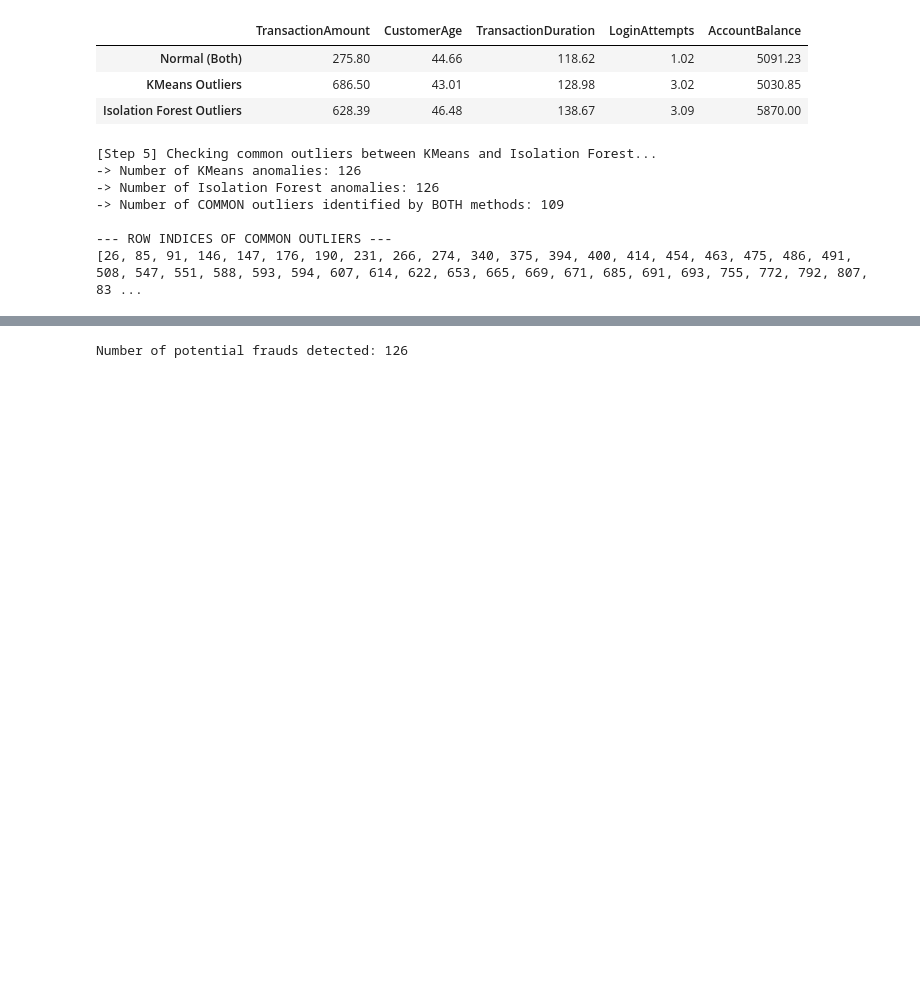
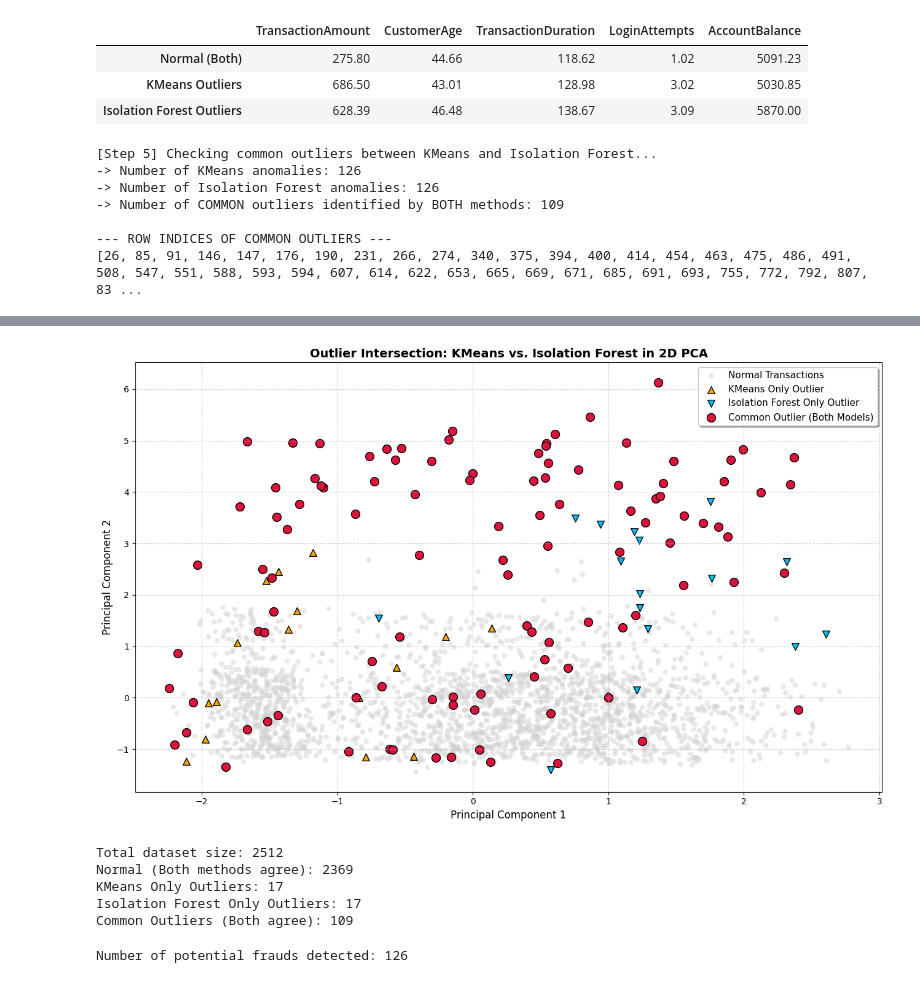
Before and after one commit to harnalashok/hadoop, a Jupyter notebook: fraud_detection_clustering_anomaly_analysis.ipynb, the cells around one changed output, grey strips where cells are left out. Cells and saved outputs as stored; diff of their text form; code cells hidden in the pictures; blank space fills up the shorter version.

```diff
--- a/fraud_detection_clustering_anomaly_analysis.ipynb
+++ b/fraud_detection_clustering_anomaly_analysis.ipynb
@@ -618,3 +642,78 @@ print(common_outliers.tolist())
+# %%
+import numpy as np
+import pandas as pd
+import matplotlib.pyplot as plt
+from sklearn.decomposition import PCA
+
+# --- Step 1: Categorize each point based on outlier detections ---
+# We define 4 mutually exclusive categories:
+# - 'Normal': Not flagged by either model
+# - 'KMeans Only': Flagged by KMeans but not by Isolation Forest
+# - 'Isolation Forest Only': Flagged by Isolation Forest but not by KMeans
+# - 'Common Outlier': Flagged by both models
+
+plot_labels = np.empty(len(df), dtype=object)
+plot_labels[:] = 'Normal'
+
+# Identify Boolean conditions
+kmeans_only_cond = anomalies_mask & ~if_anomalies_mask
+if_only_cond = if_anomalies_mask & ~anomalies_mask
+common_cond = anomalies_mask & if_anomalies_mask
+
+plot_labels[kmeans_only_cond] = 'KMeans Only'
+plot_labels[if_only_cond] = 'Isolation Forest Only'
+plot_labels[common_cond] = 'Common Outlier'
+
+# --- Step 2: Extract coordinates from existing 2D PCA calculation ---
+# X_pca is already defined in the kernel from step 3 of the previous run
+pca_x = X_pca[:, 0]
+pca_y = X_pca[:, 1]
+
+# --- Step 3: Create the plot ---
+plt.figure(figsize=(13, 8))
+
+# Plot Normal points
+normal_idx = (plot_labels == 'Normal')
+plt.scatter(pca_x[normal_idx], pca_y[normal_idx],
+            c='lightgray', alpha=0.5, label='Normal Transactions', edgecolors='none')
+
+# Plot KMeans-only anomalies
+km_only_idx = (plot_labels == 'KMeans Only')
+plt.scatter(pca_x[km_only_idx], pca_y[km_only_idx],
+            c='orange', s=70, edgecolors='black', marker='^', label='KMeans Only Outlier')
+
+# Plot Isolation Forest-only anomalies
+if_only_idx = (plot_labels == 'Isolation Forest Only')
+plt.scatter(pca_x[if_only_idx], pca_y[if_only_idx],
+            c='deepskyblue', s=70, edgecolors='black', marker='v', label='Isolation Forest Only Outlier')
+
+# Plot Common anomalies detected by both methods
+common_idx = (plot_labels == 'Common Outlier')
+plt.scatter(pca_x[common_idx], pca_y[common_idx],
+            c='crimson', s=100, edgecolors='black', marker='o', label='Common Outlier (Both Models)')
+
+# Format the visualization
+plt.title('Outlier Intersection: KMeans vs. Isolation Forest in 2D PCA', fontsize=14, fontweight='bold')
+plt.xlabel('Principal Component 1', fontsize=12)
+plt.ylabel('Principal Component 2', fontsize=12)
+plt.legend(loc='upper right', fontsize=11, frameon=True, shadow=True)
+plt.grid(True, linestyle='--', alpha=0.6)
+plt.tight_layout()
+plt.show()
+
+# Print metrics
+print(f"Total dataset size: {len(df)}")
+print(f"Normal (Both methods agree): {np.sum(normal_idx)}")
+print(f"KMeans Only Outliers: {np.sum(km_only_idx)}")
+print(f"Isolation Forest Only Outliers: {np.sum(if_only_idx)}")
+print(f"Common Outliers (Both agree): {np.sum(common_idx)}")
+# %% [output]
+[figure, added]
+Total dataset size: 2512
+Normal (Both methods agree): 2369
+KMeans Only Outliers: 17
+Isolation Forest Only Outliers: 17
+Common Outliers (Both agree): 109
 # %%
 # Define outlier mapping
 outlier_mapping = {1: 'Normal', -1: 'Potential Fraud'}
```
Also changed, not shown: parts of 1 cell of this notebook.
